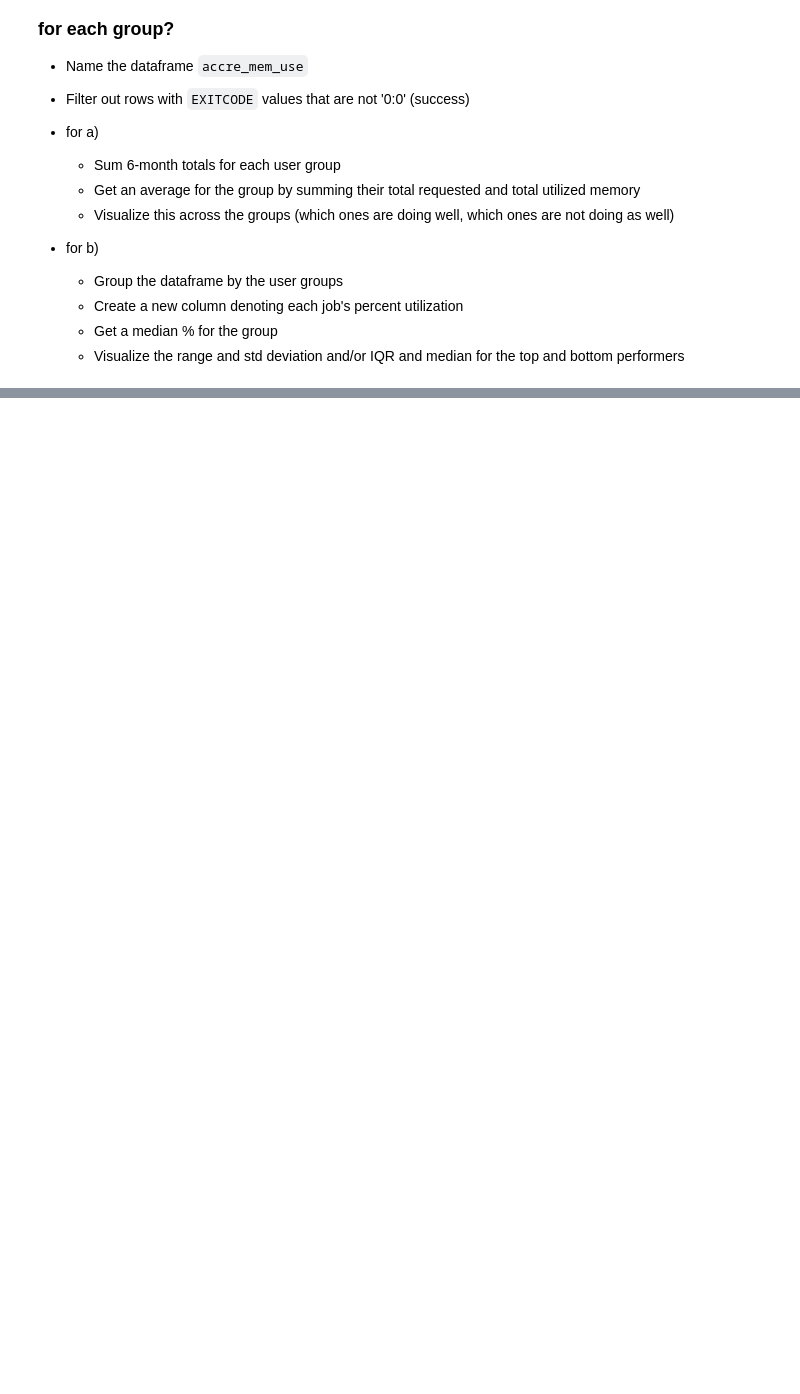
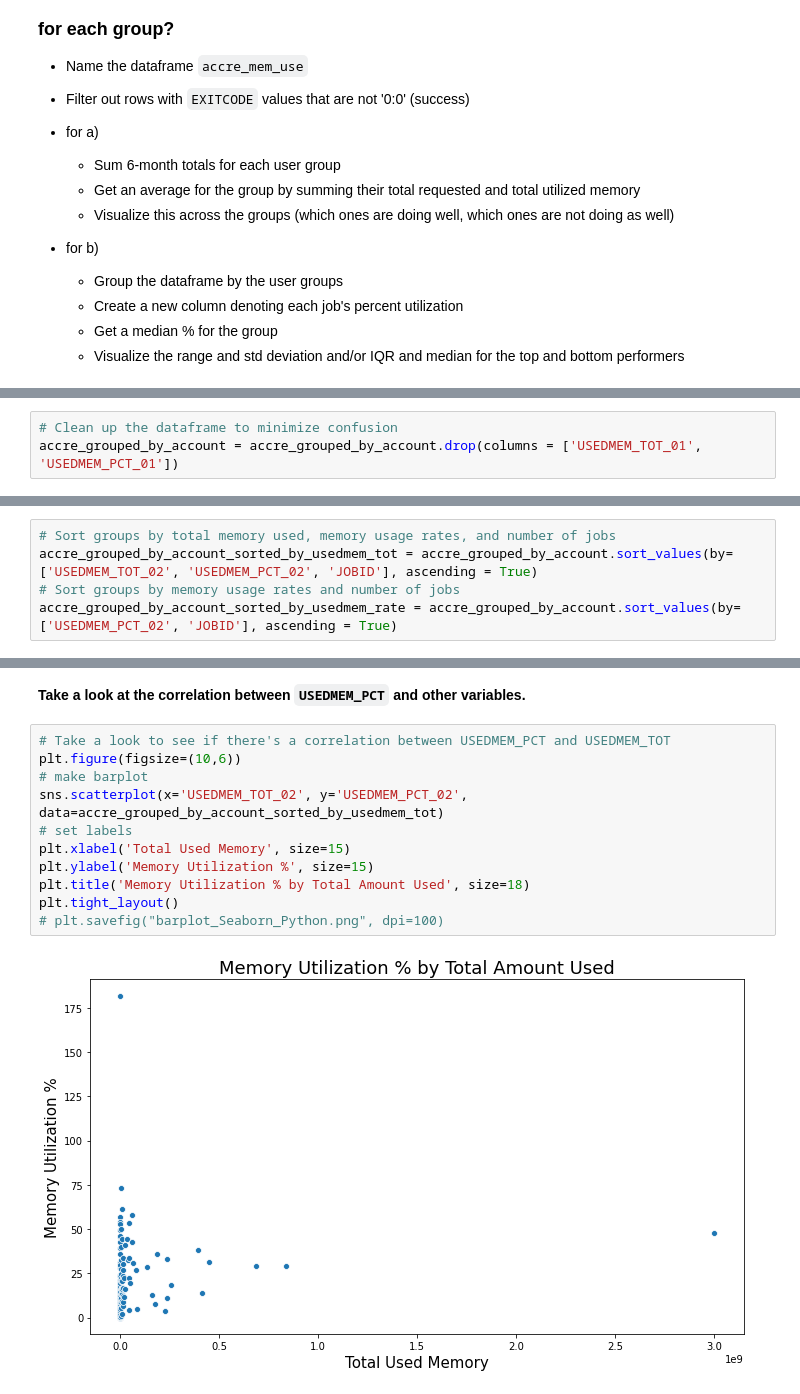
Before and after one commit to nss-data-science-cohort-4/dq2-accre-valkyries, a Jupyter notebook: notebooks/vai-02_dq2-accre-analysis-memory-usage.ipynb, the cells around one changed output, grey strips where cells are left out. Saved outputs shown, nothing was run; the diff lists cells and outputs as text; blank space fills up the shorter version.

```diff
--- a/notebooks/vai-02_dq2-accre-analysis-memory-usage.ipynb
+++ b/notebooks/vai-02_dq2-accre-analysis-memory-usage.ipynb
@@ -387,0 +371,3 @@ accre_mem_use['JOB_USEDMEM_PCT'] = (accre_grouped_by_account['USEDMEM_TOT'] / ac
+# %%
+# Clean up the dataframe to minimize confusion
+accre_grouped_by_account = accre_grouped_by_account.drop(columns = ['USEDMEM_TOT_01', 'USEDMEM_PCT_01'])
@@ -387,0 +412,5 @@ accre_mem_use['JOB_USEDMEM_PCT'] = (accre_grouped_by_account['USEDMEM_TOT'] / ac
+# %%
+# Sort groups by total memory used, memory usage rates, and number of jobs
+accre_grouped_by_account_sorted_by_usedmem_tot = accre_grouped_by_account.sort_values(by=['USEDMEM_TOT_02', 'USEDMEM_PCT_02', 'JOBID'], ascending = True)
+# Sort groups by memory usage rates and number of jobs
+accre_grouped_by_account_sorted_by_usedmem_rate = accre_grouped_by_account.sort_values(by=['USEDMEM_PCT_02', 'JOBID'], ascending = True)
@@ -387,0 +434,15 @@ accre_mem_use['JOB_USEDMEM_PCT'] = (accre_grouped_by_account['USEDMEM_TOT'] / ac
+# %% [markdown]
+**Take a look at the correlation between ``USEDMEM_PCT`` and other variables.**
+# %%
+# Take a look to see if there's a correlation between USEDMEM_PCT and USEDMEM_TOT
+plt.figure(figsize=(10,6))
+# make barplot
+sns.scatterplot(x='USEDMEM_TOT_02', y='USEDMEM_PCT_02', data=accre_grouped_by_account_sorted_by_usedmem_tot)
+# set labels
+plt.xlabel('Total Used Memory', size=15)
+plt.ylabel('Memory Utilization %', size=15)
+plt.title('Memory Utilization % by Total Amount Used', size=18)
+plt.tight_layout()
+# plt.savefig("barplot_Seaborn_Python.png", dpi=100)
+# %% [output]
+[figure, added]
```
Also changed, not shown: parts of 93 cells of this notebook, 1 other file.
